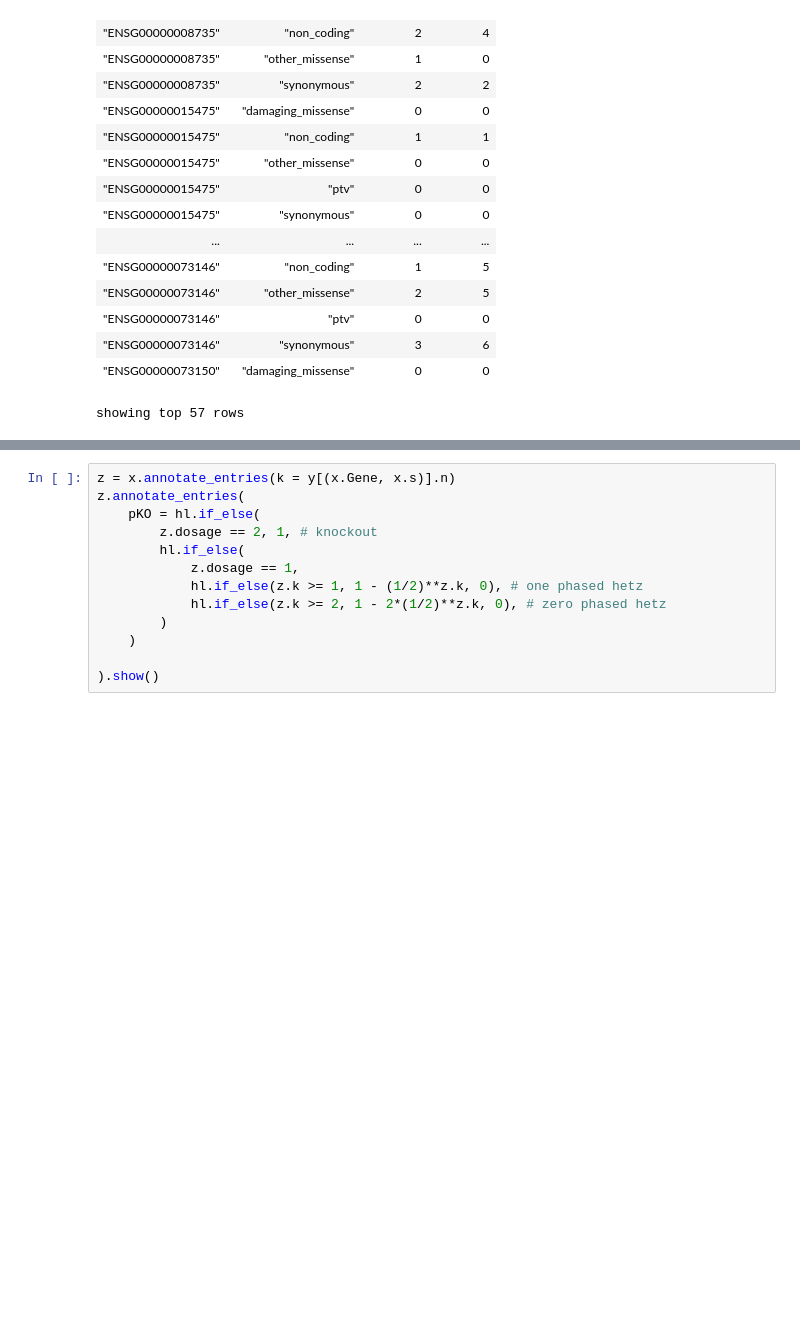
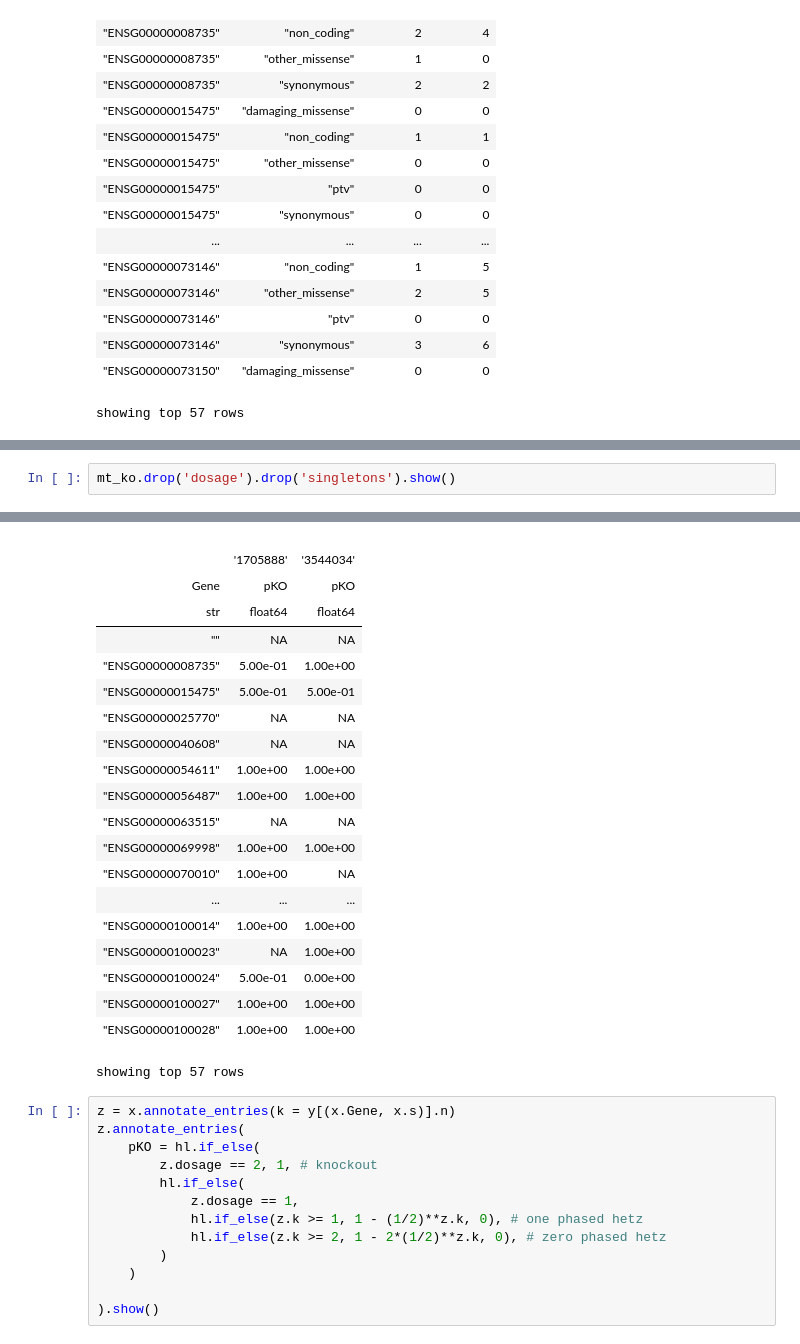
Before and after one commit to frhl/wes_ko_ukbb, a Jupyter notebook: sandbox.ipynb, the cells around one changed output, grey strips where cells are left out. Cells and saved outputs as stored; diff of their text form; blank space fills up the shorter version.

```diff
--- a/sandbox.ipynb
+++ b/sandbox.ipynb
@@ -593,0 +596,3 @@ showing top 52 rows
+# %%
+mt_ko.drop('dosage').drop('singletons').show()
+# %% [output]
@@ -594,3 +607,24 @@ showing top 52 rows
+|  |  |  |
+|  | '1705888' | '3544034' |
+| Gene | pKO | pKO |
+| str | float64 | float64 |
+| "" | NA | NA |
+| "ENSG00000008735" | 5.00e-01 | 1.00e+00 |
+| "ENSG00000015475" | 5.00e-01 | 5.00e-01 |
+| "ENSG00000025770" | NA | NA |
+| "ENSG00000040608" | NA | NA |
+| "ENSG00000054611" | 1.00e+00 | 1.00e+00 |
+| "ENSG00000056487" | 1.00e+00 | 1.00e+00 |
+| "ENSG00000063515" | NA | NA |
+| "ENSG00000069998" | 1.00e+00 | 1.00e+00 |
+| "ENSG00000070010" | 1.00e+00 | NA |
+| ... | ... | ... |
+| "ENSG00000100014" | 1.00e+00 | 1.00e+00 |
+| "ENSG00000100023" | NA | 1.00e+00 |
+| "ENSG00000100024" | 5.00e-01 | 0.00e+00 |
+| "ENSG00000100027" | 1.00e+00 | 1.00e+00 |
+| "ENSG00000100028" | 1.00e+00 | 1.00e+00 |
+showing top 57 rows
 # %%
 z = x.annotate_entries(k = y[(x.Gene, x.s)].n)
 z.annotate_entries(
```
Also changed, not shown: parts of 2 cells of this notebook, 5 other files.
